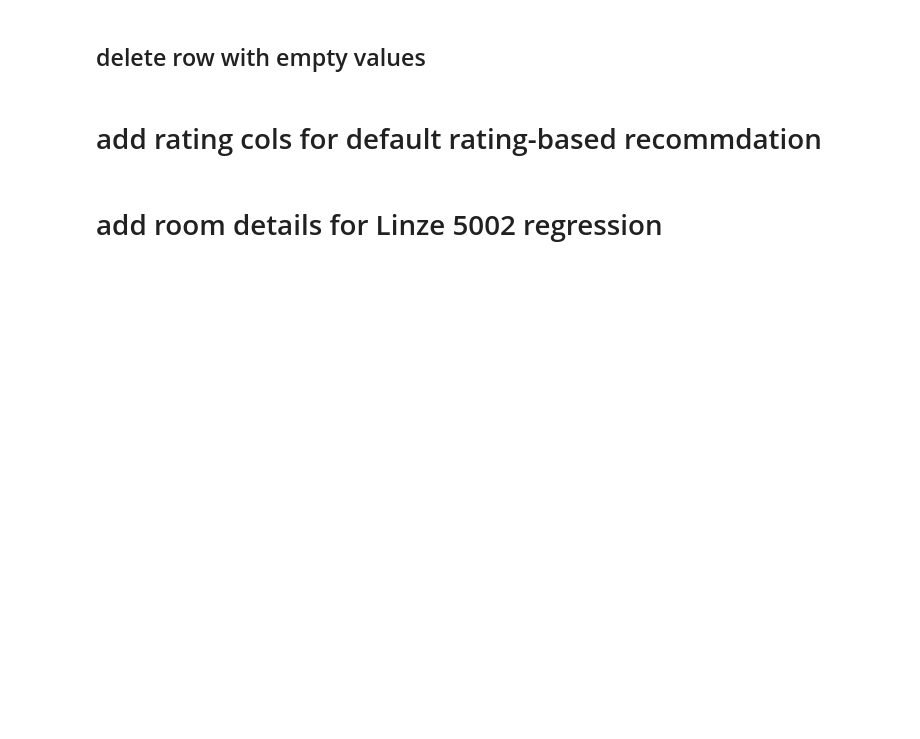
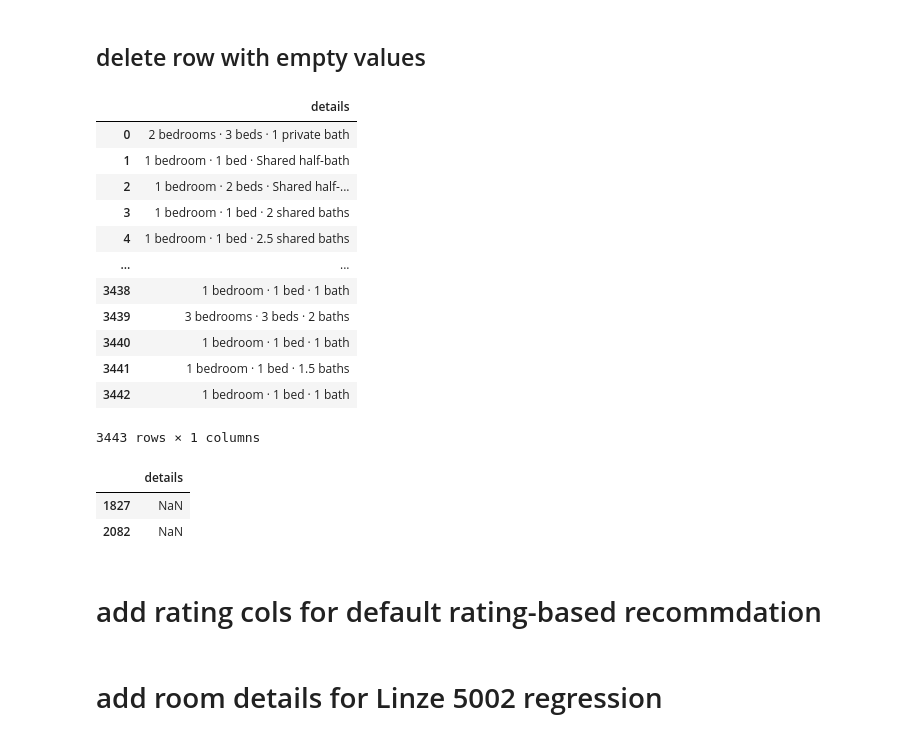
Before and after one commit to ownEyes/Rental-Recommendation-System-in-Singapore, a Jupyter notebook: notebooks/Dataset_preperation.ipynb, the cells around one changed output. Cells and saved outputs as stored; diff of their text form; code cells hidden in the pictures; blank space fills up the shorter version.

```diff
--- a/notebooks/Dataset_preperation.ipynb
+++ b/notebooks/Dataset_preperation.ipynb
@@ -113,4 +137,27 @@ new=pd.read_csv('./csv_output/processed_data_merged_final_v1.csv')
 new.head()
 # %% [markdown]
 ## delete row with empty values
+# %%
+
+
+import pandas as pd
+
+
+df = pd.read_csv('./csv_output/processed_data_merged_final_v1.csv')
+columns_with_nan = df.columns[df.isna().any()].tolist()
+df[columns_with_nan]
+# %% [output]
+|  | details |
+| 0 | 2 bedrooms · 3 beds · 1 private bath |
+| 1 | 1 bedroom · 1 bed · Shared half-bath |
+| 2 | 1 bedroom · 2 beds · Shared half-... |
+| 3 | 1 bedroom · 1 bed · 2 shared baths |
+| 4 | 1 bedroom · 1 bed · 2.5 shared baths |
+| ... | ... |
+| 3438 | 1 bedroom · 1 bed · 1 bath |
+| 3439 | 3 bedrooms · 3 beds · 2 baths |
+| 3440 | 1 bedroom · 1 bed · 1 bath |
+| 3441 | 1 bedroom · 1 bed · 1.5 baths |
+| 3442 | 1 bedroom · 1 bed · 1 bath |
+3443 rows × 1 columns
 # %%
@@ -127,6 +167,16 @@ print("Shape after delete:", df_cleaned.shape)
 df_cleaned.to_csv('./csv_output/processed_data_merged_final_v2.csv', index=False)
 
 df_cleaned.head()
+# %%
+df_deleted = df[~df.index.isin(df_cleaned.index)]
+
+
+df_deleted_nan_only = df_deleted.loc[:, df_deleted.isna().any()]
+df_deleted_nan_only
+# %% [output]
+|  | details |
+| 1827 | NaN |
+| 2082 | NaN |
 # %% [markdown]
 # add rating cols for default rating-based recommdation
 # %%
```
Also changed, not shown: parts of 10 cells of this notebook, 13 other files.
